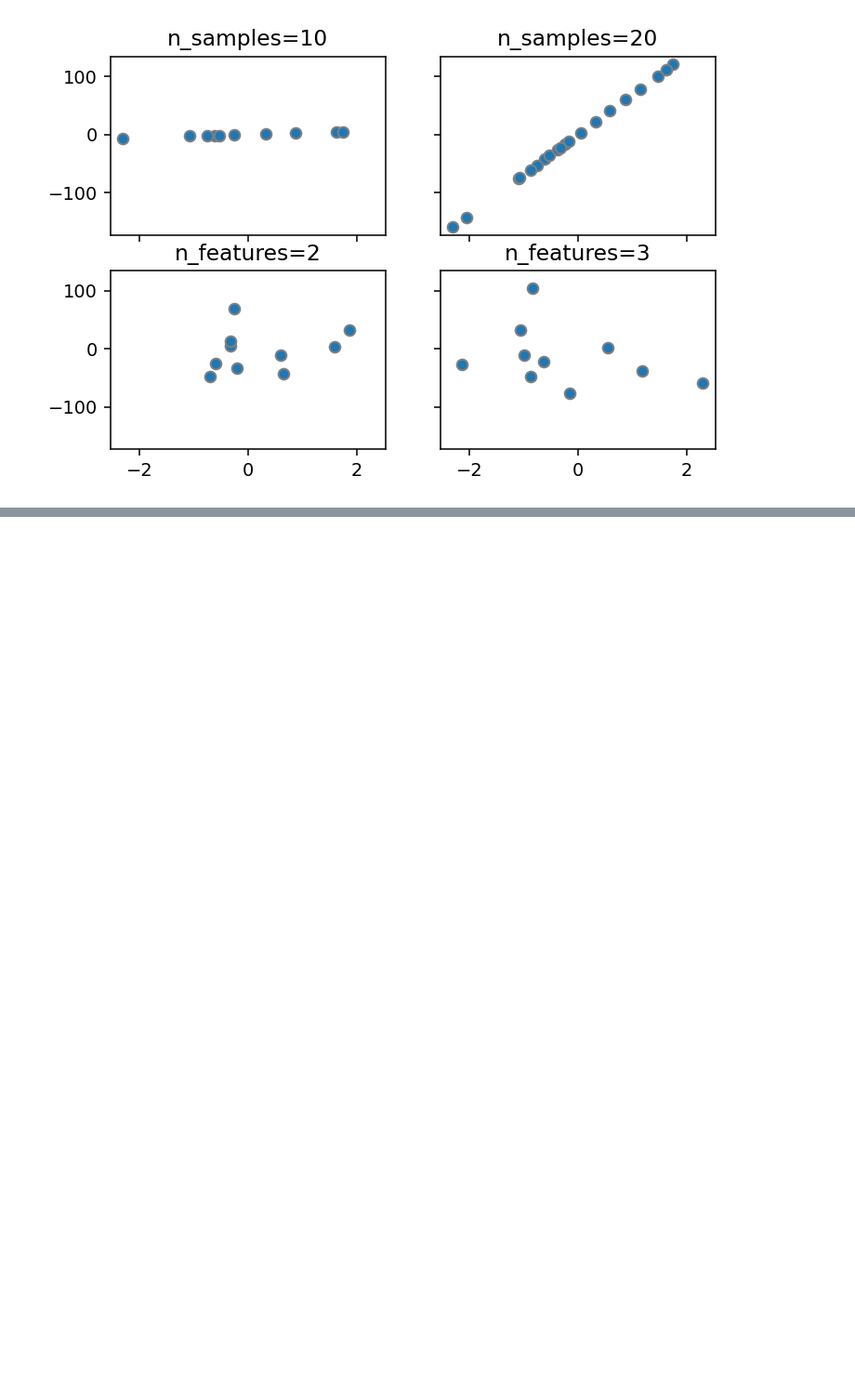
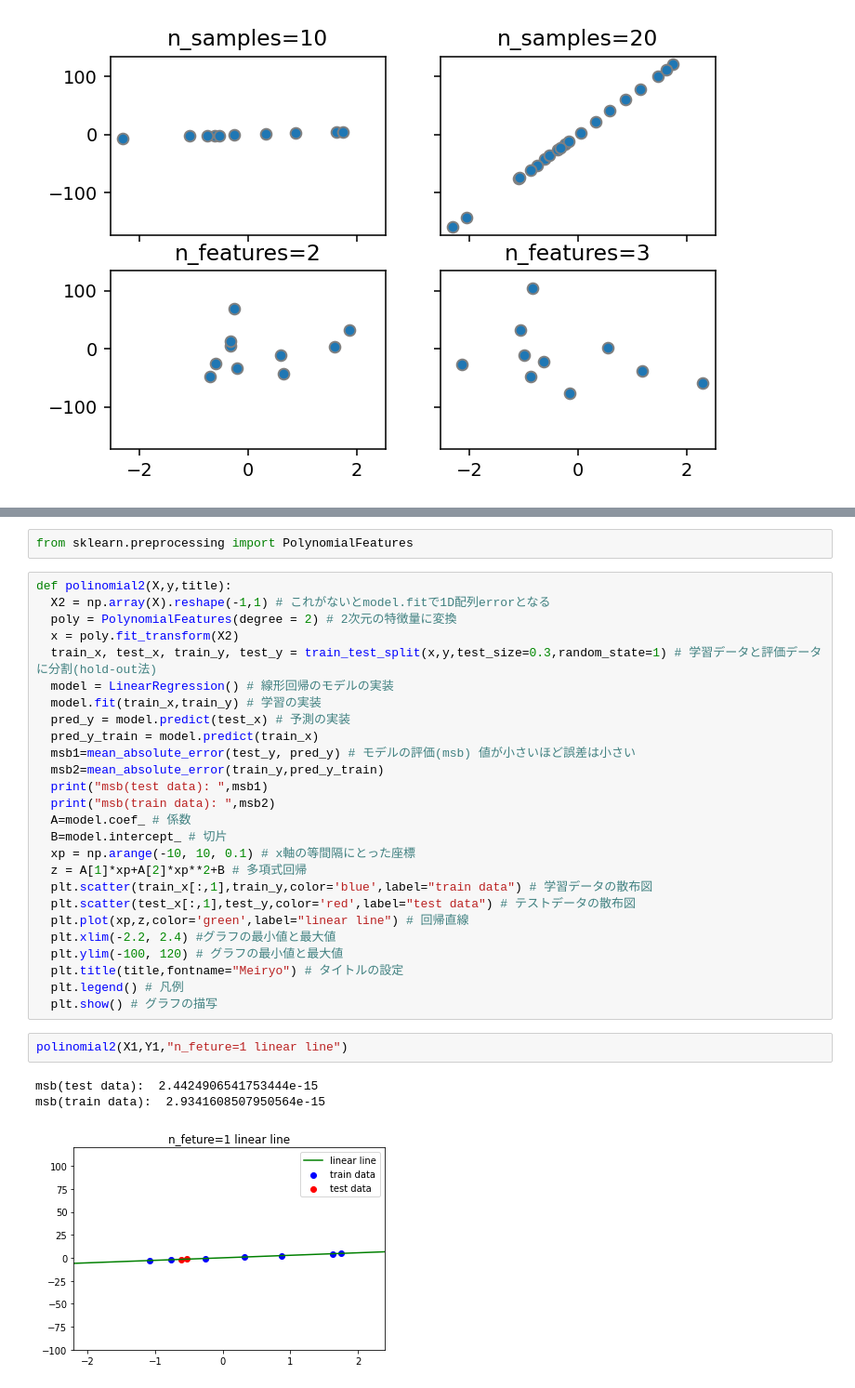
Before and after one commit to tyukei/AI, a Jupyter notebook: report1.ipynb, the cells around one changed output, grey strips where cells are left out. Shown: that part at 93% size. Saved outputs shown, nothing was run; the diff lists cells and outputs as text; blank space fills up the shorter version.

```diff
--- a/report1.ipynb
+++ b/report1.ipynb
@@ -230,0 +157,34 @@ polinomial5(X4[:,0],Y4)
+# %%
+from sklearn.preprocessing import PolynomialFeatures
+# %%
+def polinomial2(X,y,title):
+  X2 = np.array(X).reshape(-1,1) # これがないとmodel.fitで1D配列errorとなる
+  poly = PolynomialFeatures(degree = 2) # 2次元の特徴量に変換
+  x = poly.fit_transform(X2)
+  train_x, test_x, train_y, test_y = train_test_split(x,y,test_size=0.3,random_state=1) # 学習データと評価データに分割(hold-out法)
+  model = LinearRegression() # 線形回帰のモデルの実装
+  model.fit(train_x,train_y) # 学習の実装
+  pred_y = model.predict(test_x) # 予測の実装
+  pred_y_train = model.predict(train_x)
+  msb1=mean_absolute_error(test_y, pred_y) # モデルの評価(msb) 値が小さいほど誤差は小さい
+  msb2=mean_absolute_error(train_y,pred_y_train)
+  print("msb(test data): ",msb1)
+  print("msb(train data): ",msb2)
+  A=model.coef_ # 係数
+  B=model.intercept_ # 切片
+  xp = np.arange(-10, 10, 0.1) # x軸の等間隔にとった座標
+  z = A[1]*xp+A[2]*xp**2+B # 多項式回帰
+  plt.scatter(train_x[:,1],train_y,color='blue',label="train data") # 学習データの散布図
+  plt.scatter(test_x[:,1],test_y,color='red',label="test data") # テストデータの散布図
+  plt.plot(xp,z,color='green',label="linear line") # 回帰直線
+  plt.xlim(-2.2, 2.4) #グラフの最小値と最大値
+  plt.ylim(-100, 120) # グラフの最小値と最大値
+  plt.title(title,fontname="Meiryo") # タイトルの設定
+  plt.legend() # 凡例
+  plt.show() # グラフの描写
+# %%
+polinomial2(X1,Y1,"n_feture=1 linear line")
+# %% [output]
+msb(test data):  2.4424906541753444e-15
+msb(train data):  2.9341608507950564e-15
+[figure, added]
```
Also changed, not shown: parts of 33 cells of this notebook.
